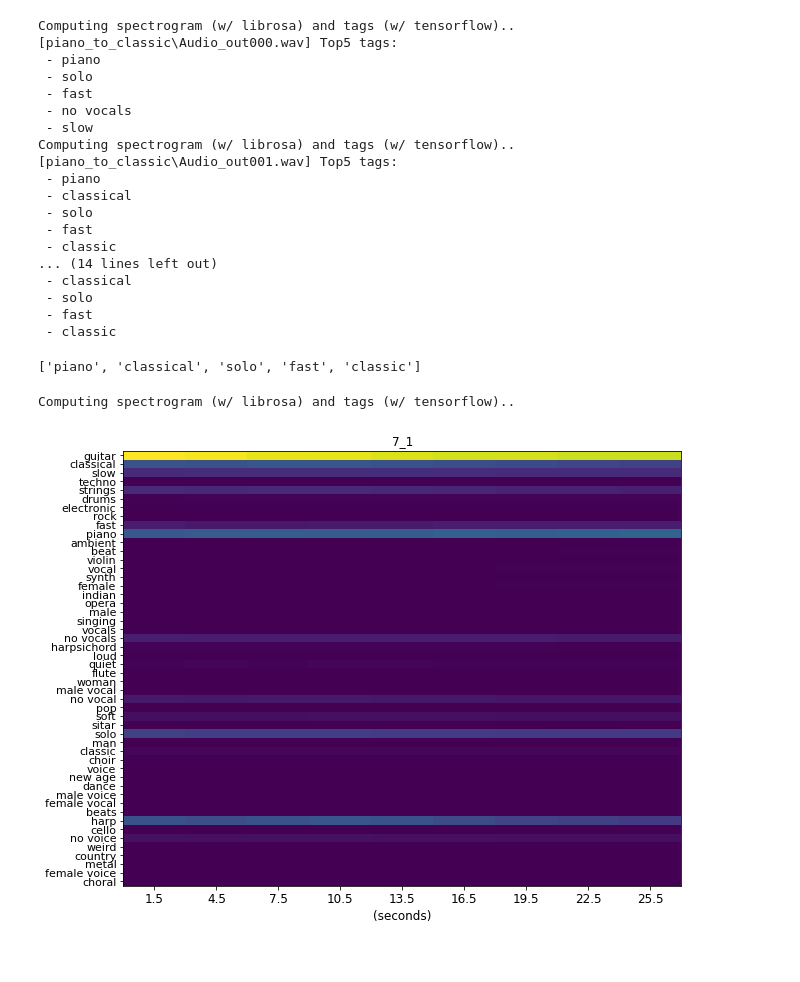
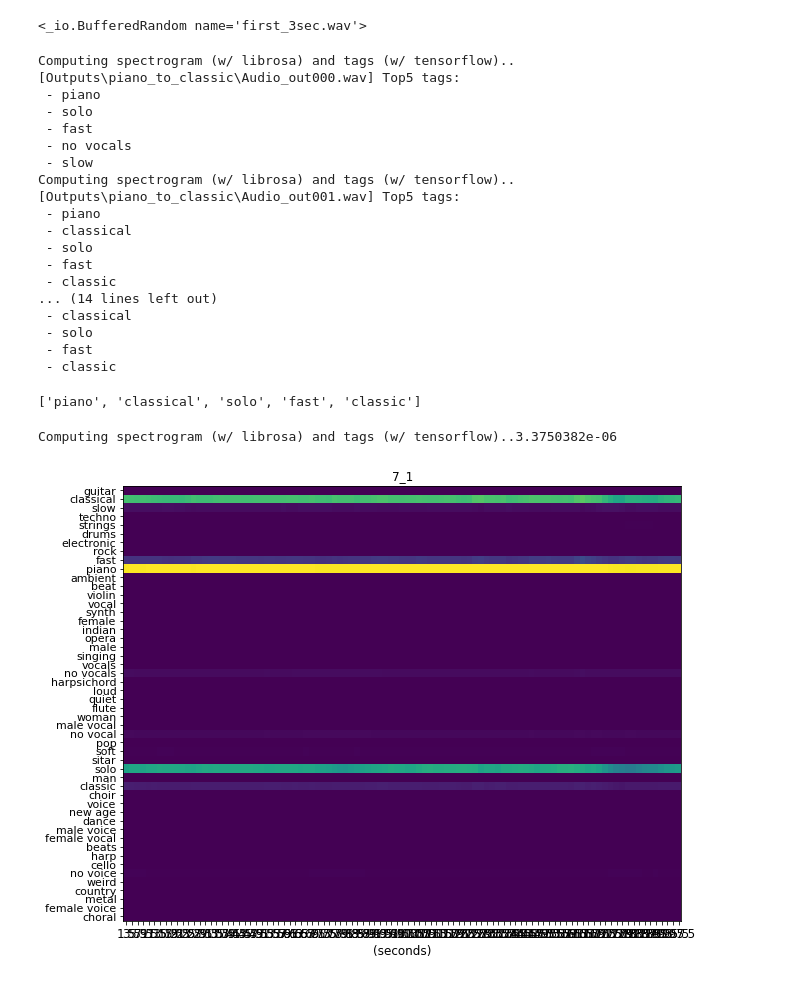
Before and after one commit to Sia-1997/nightmare-audio, a Jupyter notebook: buffer.ipynb, the cells around one changed output. Saved outputs shown, nothing was run; the diff lists cells and outputs as text; code cells hidden in the pictures.

```diff
--- a/buffer.ipynb
+++ b/buffer.ipynb
@@ -34,32 +6,34 @@ first_2.export("first_2.wav", format="wav")
+# %%
+originsound = AudioSegment.from_wav("audio\joram-moments_of_clarity-08-solipsism-59-88.wav")
+
+first_3sec = originsound[:3*1000]   #　uncomment this line to obtain first batch audio of original audio
+first_3sec.export("first_3sec.wav", format="wav")
+# %% [output]
+<_io.BufferedRandom name='first_3sec.wav'>
 # %%
 from musicnn_keras.tagger import top_tags
 
 
-top_tags('piano_to_classic\Audio_out000.wav', model='MTT_musicnn', topN=5)
+top_tags('Outputs\piano_to_classic\Audio_out000.wav', model='MTT_musicnn', topN=5)
 # top_tags('first_2.wav', model='MTT_musicnn', topN=10)
-top_tags('piano_to_classic\Audio_out001.wav', model='MTT_musicnn', topN=5)
-top_tags('piano_to_classic\Audio_out002.wav', model='MTT_musicnn', topN=5)
-top_tags('piano_to_classic\Audio_out003.wav', model='MTT_musicnn', topN=5)
-top_tags('piano_to_classic\Audio_out004.wav', model='MTT_musicnn', topN=5)
+top_tags('Outputs\piano_to_classic\Audio_out001.wav', model='MTT_musicnn', topN=5)
+top_tags('Outputs\piano_to_classic\Audio_out002.wav', model='MTT_musicnn', topN=5)
+top_tags('Outputs\piano_to_classic\Audio_out003.wav', model='MTT_musicnn', topN=5)
+top_tags('Outputs\piano_to_classic\Audio_out004.wav', model='MTT_musicnn', topN=5)
 # top_tags('techno_taggram1\Audio_out005.wav', model='MTT_musicnn', topN=5)
-
 
 # top_tags('bndense2\Audio_out003.wav', model='MTT_musicnn', topN=5)
 # top_tags('bndense2\Audio_out004.wav', model='MTT_musicnn', topN=5)
 
-
-
-
-
 # top_tags('audio\whitenoise.wav',topN=5)
 # %% [output]
-Computing spectrogram (w/ librosa) and tags (w/ tensorflow)..[piano_to_classic\Audio_out000.wav] Top5 tags:
+Computing spectrogram (w/ librosa) and tags (w/ tensorflow)..[Outputs\piano_to_classic\Audio_out000.wav] Top5 tags:
  - piano
  - solo
  - fast
  - no vocals
  - slow
-Computing spectrogram (w/ librosa) and tags (w/ tensorflow)..[piano_to_classic\Audio_out001.wav] Top5 tags:
+Computing spectrogram (w/ librosa) and tags (w/ tensorflow)..[Outputs\piano_to_classic\Audio_out001.wav] Top5 tags:
  - piano
  - classical
  - solo
@@ -75,10 +49,9 @@ Computing spectrogram (w/ librosa) and tags (w/ tensorflow)..[piano_to_classic\A
 from pydub import AudioSegment
 from musicnn_keras.extractor import extractor
 
-# def get_taggram(thisInput):
 
-file_name = 'piano_to_slow\Audio_out003.wav'
-# file_name = file_name[:3*1000]
+file_name = 'Outputs\piano_to_classic\Audio_out003.wav'
+# file_name = file_name[:3*1000]   #　uncomment this line to obtain first batch audio of original audio
 testT0 = AudioSegment.from_wav(file_name)
 testT0 = [testT0*10]
 playlist = AudioSegment.empty()
@@ -90,17 +63,11 @@ for sound in testT0:
 taggram, tags, features = extractor(file_name, model='MTT_musicnn', extract_features=True)
 
 
-    # taggrams = []
-    # for act in layer_activations:
-    #     loss = tf.math.reduce_mean(act[0])
-
-    #     losses.append(loss)
-
-# print(taggram[0,3])
-# print(taggram[0,5])
-# print(taggram[0,13])
+print(taggram[0,3])   # class "slow"
+# print(taggram[0,5])   # class "techno"
+# print(taggram[0,13])  # class "vocal"
 # %% [output]
-Computing spectrogram (w/ librosa) and tags (w/ tensorflow)..
+Computing spectrogram (w/ librosa) and tags (w/ tensorflow)..3.3750382e-06
 # %%
 %matplotlib inline
 import matplotlib.pylab as plt
@@ -124,35 +91,36 @@ def depict_features(features, coordinates, title, aspect='auto', xlabel=True, fo
 # %%
 import numpy as np
 
 in_length = 3 # seconds -- by default, the model takes inputs of 3 seconds with no overlap
+
 
 # depict taggram
 plt.rcParams["figure.figsize"] = (10,8)
 fontsize=12
 fig, ax = plt.subplots()
 ax.imshow(taggram.T, interpolation=None, aspect="auto")
 
 # title
 ax.title.set_text('7_1')
 ax.title.set_fontsize(fontsize)
 
 # x-axis title
 ax.set_xlabel('(seconds)', fontsize=fontsize)
 
 # y-axis
 y_pos = np.arange(len(tags))
 ax.set_yticks(y_pos)
 ax.set_yticklabels(tags, fontsize=fontsize-1)
 
 # x-axis
-x_pos = np.arange(taggram[:,13].shape[0])
-x_label = np.arange(in_length/2, in_length*taggram[:,13].shape[0], 3)
+x_pos = np.arange(taggram.shape[0])
+x_label = np.arange(in_length/2, in_length*taggram.shape[0], 2)
 ax.set_xticks(x_pos)
 ax.set_xticklabels(x_label, fontsize=fontsize)
 
 plt.show()
 # %% [output]
-[figure, old version]
+[figure, new version]
 # %%
 import wave
 import pylab as pl
```
Also changed, not shown: parts of 3 cells of this notebook, 8 other files.
